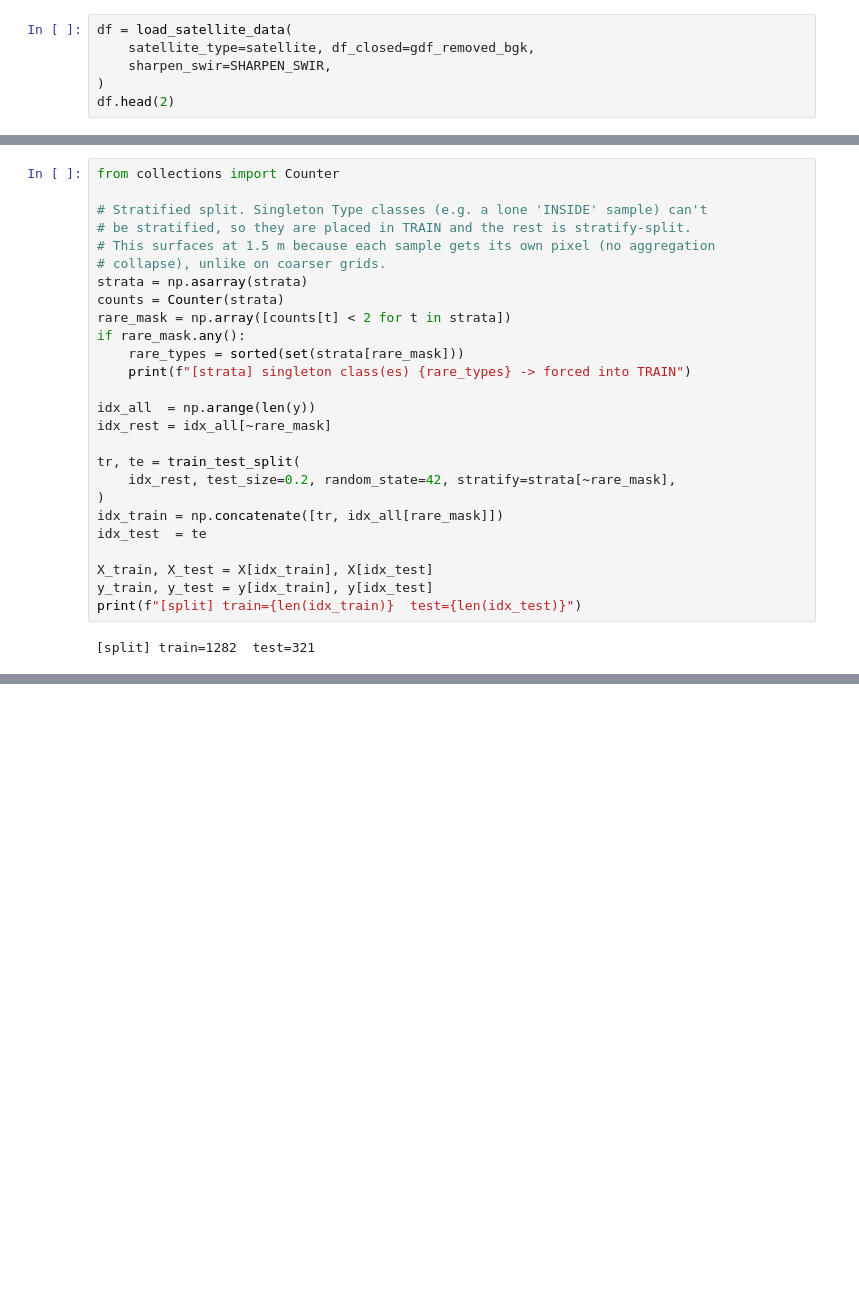
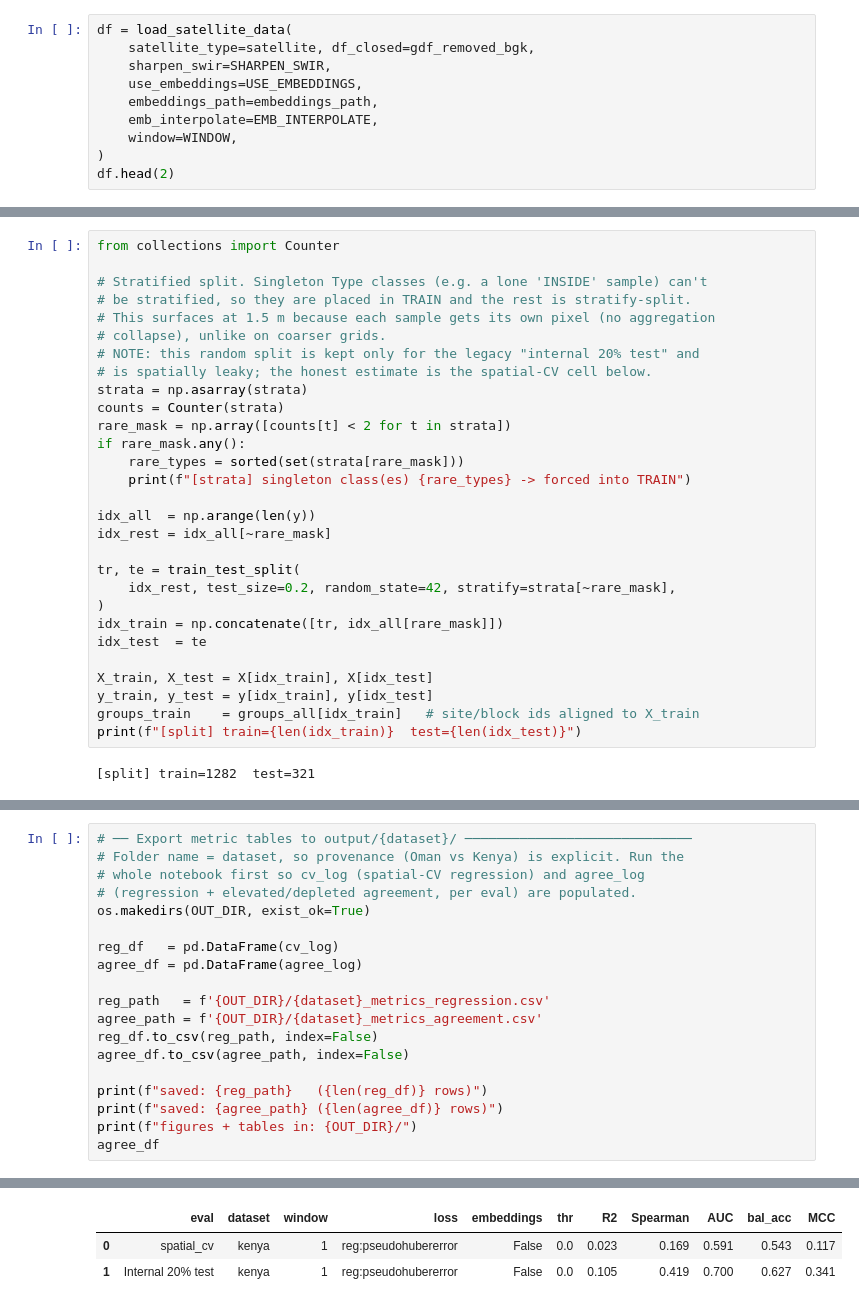
Before and after one commit to antonkout/pastors, a Jupyter notebook: pastors.ipynb, the cells around one changed output, grey strips where cells are left out. Cells and saved outputs as stored; diff of their text form; blank space fills up the shorter version.

```diff
--- a/pastors.ipynb
+++ b/pastors.ipynb
@@ -134,6 +176,10 @@ AUTO          natural_bgk: ['Al', 'Si', 'Ti', 'Fe', 'Y', 'Ba']
 df = load_satellite_data(
     satellite_type=satellite, df_closed=gdf_removed_bgk,
     sharpen_swir=SHARPEN_SWIR,
+    use_embeddings=USE_EMBEDDINGS,
+    embeddings_path=embeddings_path,
+    emb_interpolate=EMB_INTERPOLATE,
+    window=WINDOW,
 )
 df.head(2)
 # %% [output]
@@ -184,6 +249,8 @@ from collections import Counter
 # be stratified, so they are placed in TRAIN and the rest is stratify-split.
 # This surfaces at 1.5 m because each sample gets its own pixel (no aggregation
 # collapse), unlike on coarser grids.
+# NOTE: this random split is kept only for the legacy "internal 20% test" and
+# is spatially leaky; the honest estimate is the spatial-CV cell below.
 strata = np.asarray(strata)
 counts = Counter(strata)
 rare_mask = np.array([counts[t] < 2 for t in strata])
@@ -202,6 +269,7 @@ idx_test  = te
 
 X_train, X_test = X[idx_train], X[idx_test]
 y_train, y_test = y[idx_train], y[idx_test]
+groups_train    = groups_all[idx_train]   # site/block ids aligned to X_train
 print(f"[split] train={len(idx_train)}  test={len(idx_test)}")
 # %% [output]
 [split] train=1282  test=321
@@ -387,0 +661,20 @@ plt.show()
+# %%
+# ── Export metric tables to output/{dataset}/ ─────────────────────────────
+# Folder name = dataset, so provenance (Oman vs Kenya) is explicit. Run the
+# whole notebook first so cv_log (spatial-CV regression) and agree_log
+# (regression + elevated/depleted agreement, per eval) are populated.
+os.makedirs(OUT_DIR, exist_ok=True)
+
+reg_df   = pd.DataFrame(cv_log)
+agree_df = pd.DataFrame(agree_log)
+
+reg_path   = f'{OUT_DIR}/{dataset}_metrics_regression.csv'
+agree_path = f'{OUT_DIR}/{dataset}_metrics_agreement.csv'
+reg_df.to_csv(reg_path, index=False)
+agree_df.to_csv(agree_path, index=False)
+
+print(f"saved: {reg_path}   ({len(reg_df)} rows)")
+print(f"saved: {agree_path} ({len(agree_df)} rows)")
+print(f"figures + tables in: {OUT_DIR}/")
+agree_df
+# %% [output]
@@ -387,0 +684,3 @@ plt.show()
+|  | eval | dataset | window | loss | embeddings | thr | R2 | Spearman | AUC | bal_acc | MCC |
+| 0 | spatial_cv | kenya | 1 | reg:pseudohubererror | False | 0.0 | 0.023 | 0.169 | 0.591 | 0.543 | 0.117 |
+| 1 | Internal 20% test | kenya | 1 | reg:pseudohubererror | False | 0.0 | 0.105 | 0.419 | 0.700 | 0.627 | 0.341 |
```
Also changed, not shown: parts of 15 cells of this notebook, 8 other files.
